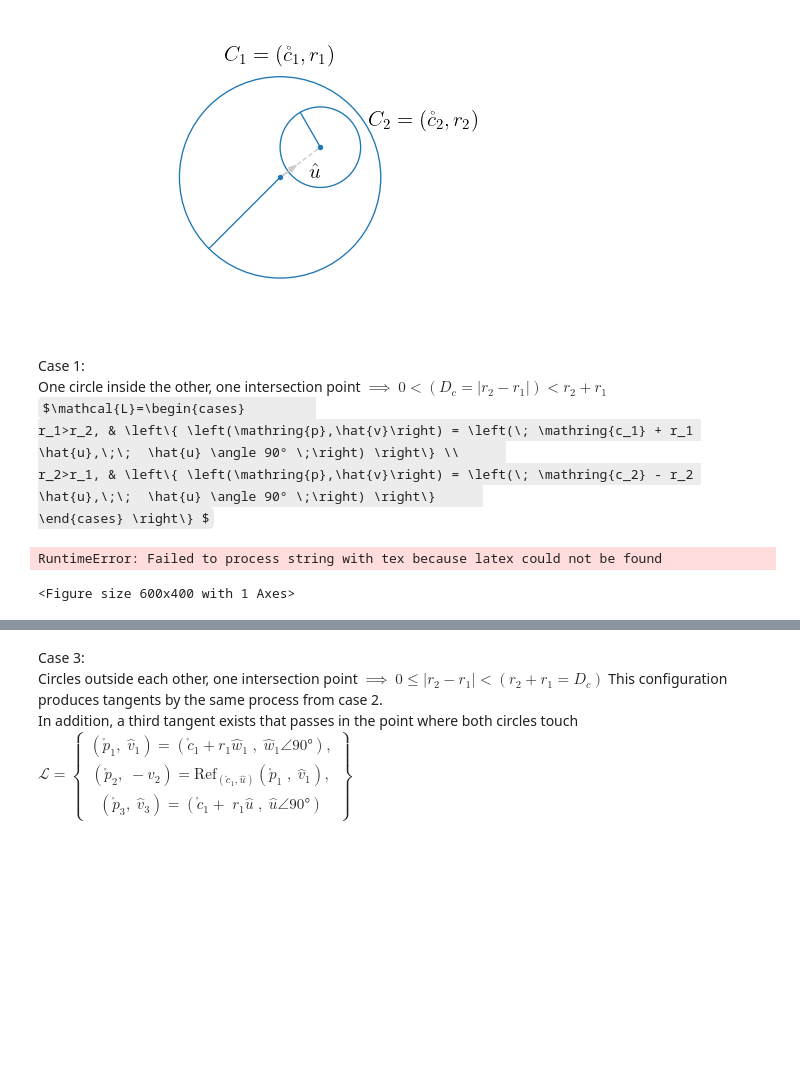
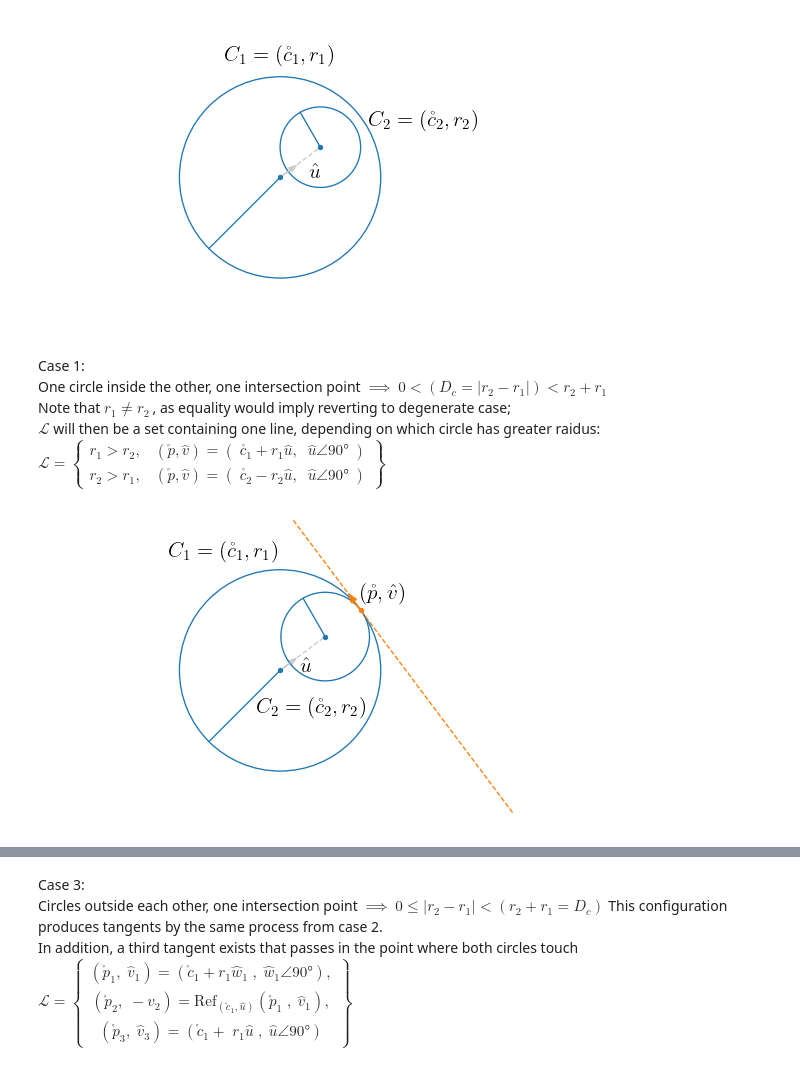
Before and after one commit to LeoKiepper/Exercicios, a Jupyter notebook: CircleCircleTangents/CircleCircleTangents.ipynb, the cells around one changed output, grey strips where cells are left out. Drawn from its saved outputs; the diff is of its cells as text; code cells hidden in the pictures; some formulas as TeX source; blank space fills up the shorter version.

```diff
--- a/CircleCircleTangents/CircleCircleTangents.ipynb
+++ b/CircleCircleTangents/CircleCircleTangents.ipynb
@@ -251,43 +251,48 @@ aux = u
 aux2= (R.from_euler('z',-np.pi/2).apply(A(aux,0)))[0:2]
 ax1.add_patch(C1)                                       # Circle 1
 ax1.annotate(r'$ C_1 = (\mathring{c}_1,r_1) $',         # Circle 1 label
         xy=np.array([np.cos(1*np.pi/2),np.sin(1*np.pi/2)])*r1*1.2+c1,
         xycoords='data', fontsize=16, ha ='right', va='center_baseline')
 ax1.add_patch(C2)                                       # Circle 2
 ax1.annotate(r'$ C_2 = (\mathring{c}_2,r_2) $',         # Circle 2 label
         xy=np.array([np.cos(4.3*np.pi/3),np.sin(4.3*np.pi/3)])*r2*1.4+c2,
         xycoords='data', fontsize=16, ha ='center', va='top')
 
 ax1.plot(p[0],p[1],'o',color='tab:orange',ms=3)         # p
 ax1.arrow(p[0],p[1],v[0],v[1],                          # v
         head_width=0.3,color='tab:orange',
         length_includes_head=True)
 ax1.annotate(r'$ (\mathring{p},\hat{v}) $',             # (p,v) label
         xy=p+1.5*u+0*v,
         xycoords='data', fontsize=16,
         ha ='center', va='center_baseline')
 ax1.plot([p[0]+8*v[0],p[0]-15*v[0]],                    # Tangent line
         [p[1]+8*v[1],p[1]-15*v[1]],
         color='tab:orange',linestyle='--', linewidth=1)
 
 display(Latex(r"""Case 1:
 One circle inside the other, one intersection point $\implies$ $0<(D_c=|r_2-r_1|) < r_2+r_1$
 
-$\mathcal{L}=\begin{cases}
-        r_1>r_2, & \left\{ \left(\mathring{p},\hat{v}\right) = \left(\; \mathring{c_1} + r_1 \hat{u},\;\;  \hat{u} \angle 90° \;\right) \right\} \\
-        r_2>r_1, & \left\{ \left(\mathring{p},\hat{v}\right) = \left(\; \mathring{c_2} - r_2 \hat{u},\;\;  \hat{u} \angle 90° \;\right) \right\}
-\end{cases} \right\} $"""))
+Note that $r_1 \ne r_2 \,$, as equality would imply reverting to degenerate case;
+$\mathcal{L}$ will then be a set containing one line, depending on which circle has greater raidus:
+
+
+$\mathcal{L}=\left\{\begin{array}{c}
+        r_1>r_2, & \left(\mathring{p},\hat{v}\right) = \left(\; \mathring{c_1} + r_1 \hat{u},\;\;  \hat{u} \angle 90° \;\right) \\
+        r_2>r_1, & \left(\mathring{p},\hat{v}\right) = \left(\; \mathring{c_2} - r_2 \hat{u},\;\;  \hat{u} \angle 90° \;\right)
+\end{array} \right\}$"""))
 
 plt.show(fig1)
 # %% [output]
 Case 1:
 One circle inside the other, one intersection point $\implies$ $0<(D_c=|r_2-r_1|) < r_2+r_1$
-$\mathcal{L}=\begin{cases}
-        r_1>r_2, & \left\{ \left(\mathring{p},\hat{v}\right) = \left(\; \mathring{c_1} + r_1 \hat{u},\;\;  \hat{u} \angle 90° \;\right) \right\} \\
-        r_2>r_1, & \left\{ \left(\mathring{p},\hat{v}\right) = \left(\; \mathring{c_2} - r_2 \hat{u},\;\;  \hat{u} \angle 90° \;\right) \right\}
-\end{cases} \right\} $
+Note that $r_1 \ne r_2 \,$, as equality would imply reverting to degenerate case;
+$\mathcal{L}$ will then be a set containing one line, depending on which circle has greater raidus:
+$\mathcal{L}=\left\{\begin{array}{c}
+        r_1>r_2, & \left(\mathring{p},\hat{v}\right) = \left(\; \mathring{c_1} + r_1 \hat{u},\;\;  \hat{u} \angle 90° \;\right) \\
+        r_2>r_1, & \left(\mathring{p},\hat{v}\right) = \left(\; \mathring{c_2} - r_2 \hat{u},\;\;  \hat{u} \angle 90° \;\right)
+\end{array} \right\}$
-RuntimeError: Failed to process string with tex because latex could not be found
-<Figure size 600x400 with 1 Axes>
+[figure, added]
 # %%
 # Case 2 calculuation and plot cell
 
```
Also changed, not shown: parts of 3 cells of this notebook.
